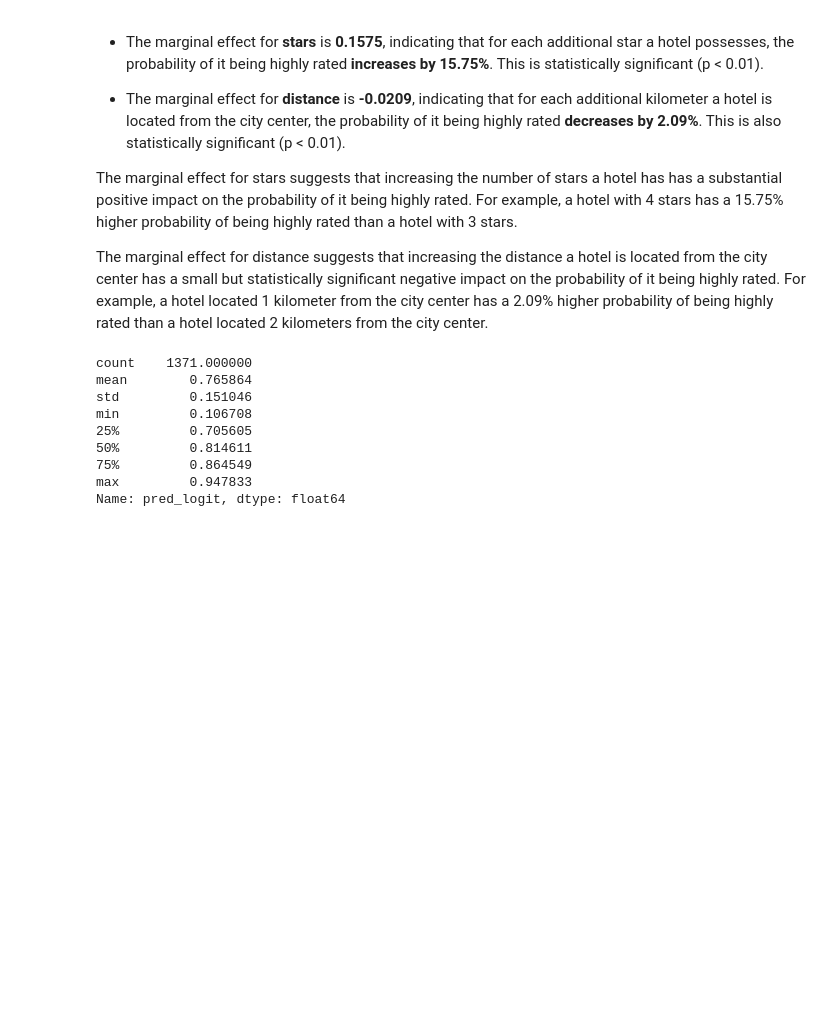
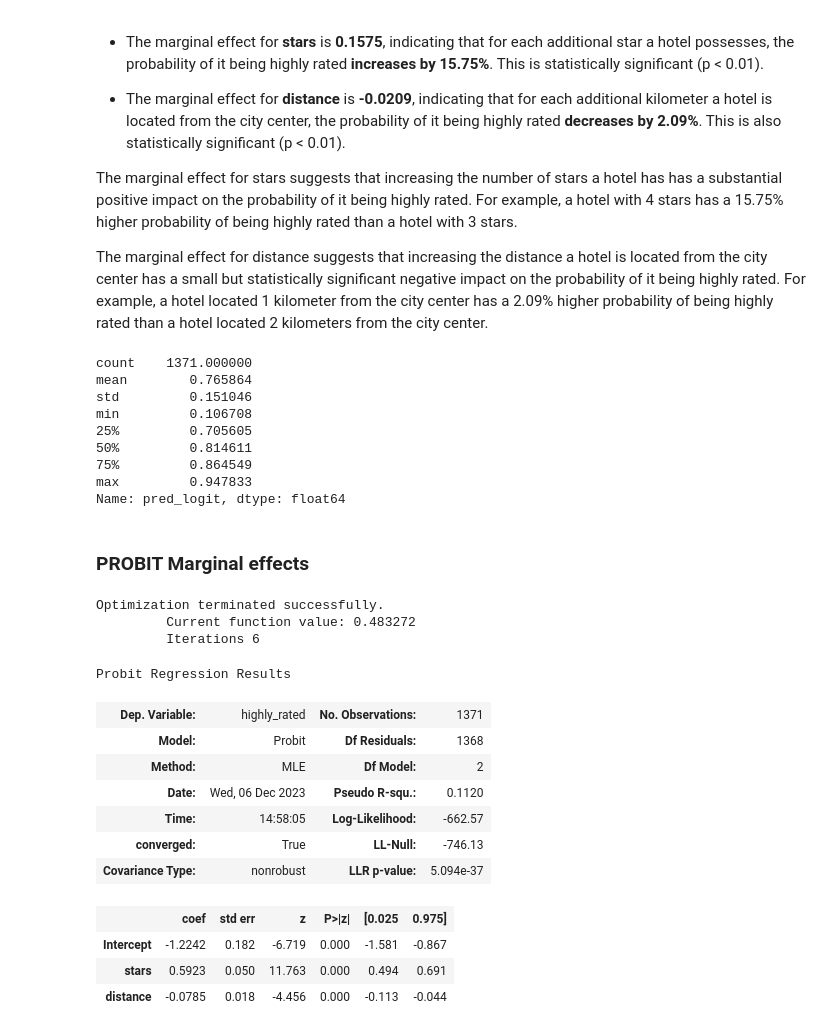
Before and after one commit to Alejandra-savagebriz/DA2, a Jupyter notebook: Assignment2_DA2.ipynb, the cells around one changed output. Drawn from its saved outputs; the diff is of its cells as text; code cells hidden in the pictures; blank space fills up the shorter version.

Commit message:
Adding probit marginal effects table

```diff
--- a/Assignment2_DA2.ipynb
+++ b/Assignment2_DA2.ipynb
@@ -1128,3 +1128,28 @@ min         0.106708
 75%         0.864549
 max         0.947833
 Name: pred_logit, dtype: float64
+# %% [markdown]
+### PROBIT Marginal effects
+# %%
+probit = sm.Probit(y, X)
+# %%
+probit_result = probit.fit()
+# %% [output]
+Optimization terminated successfully.
+         Current function value: 0.483272
+         Iterations 6
+# %%
+probit_result.summary()
+# %% [output]
+Probit Regression Results
+| Dep. Variable: | highly_rated | No. Observations: | 1371 |
+| Model: | Probit | Df Residuals: | 1368 |
+| Method: | MLE | Df Model: | 2 |
+| Date: | Wed, 06 Dec 2023 | Pseudo R-squ.: | 0.1120 |
+| Time: | 14:58:05 | Log-Likelihood: | -662.57 |
+| converged: | True | LL-Null: | -746.13 |
+| Covariance Type: | nonrobust | LLR p-value: | 5.094e-37 |
+|  | coef | std err | z | P>|z| | [0.025 | 0.975] |
+| Intercept | -1.2242 | 0.182 | -6.719 | 0.000 | -1.581 | -0.867 |
+| stars | 0.5923 | 0.050 | 11.763 | 0.000 | 0.494 | 0.691 |
+| distance | -0.0785 | 0.018 | -4.456 | 0.000 | -0.113 | -0.044 |
```
Also changed, not shown: parts of 1 cell of this notebook.
